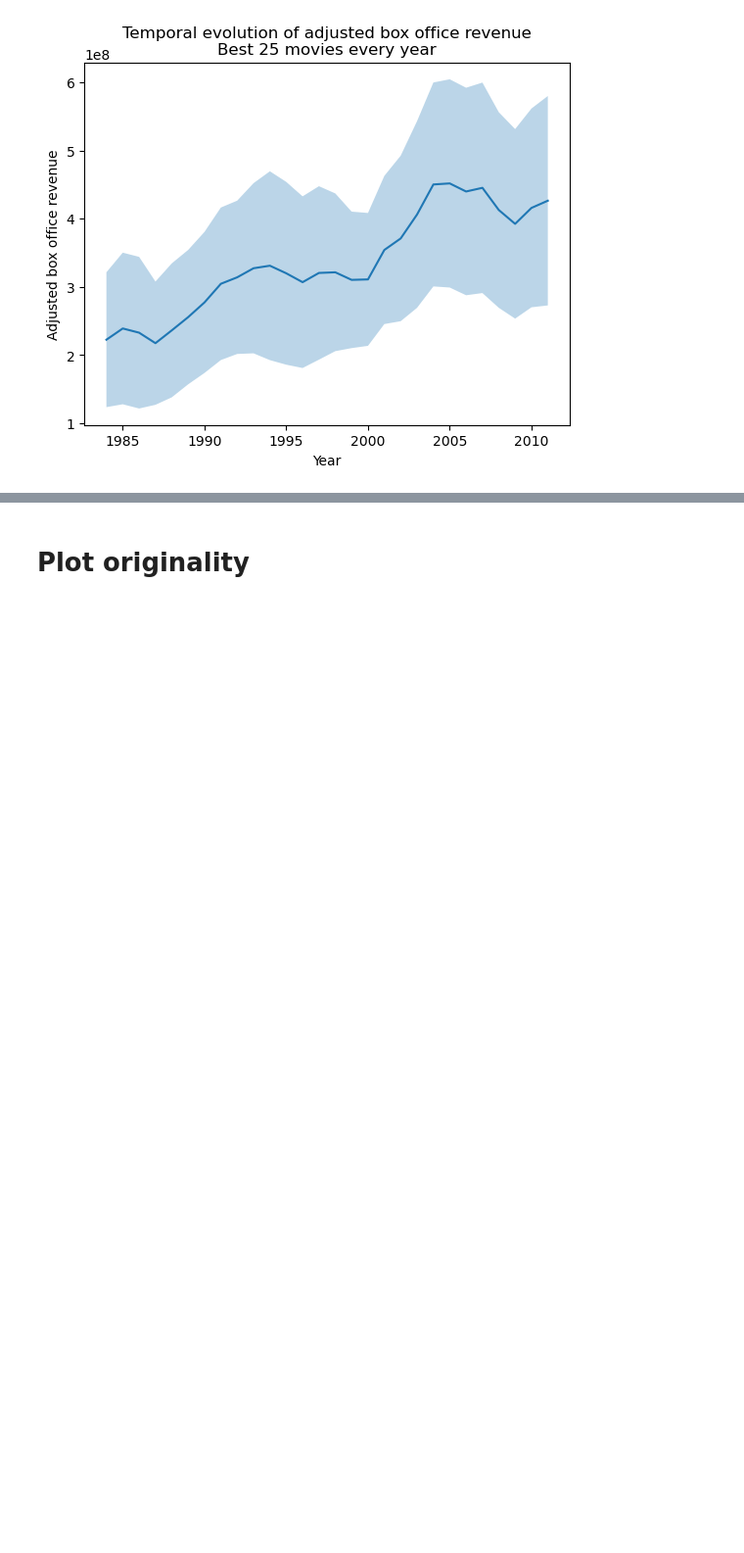
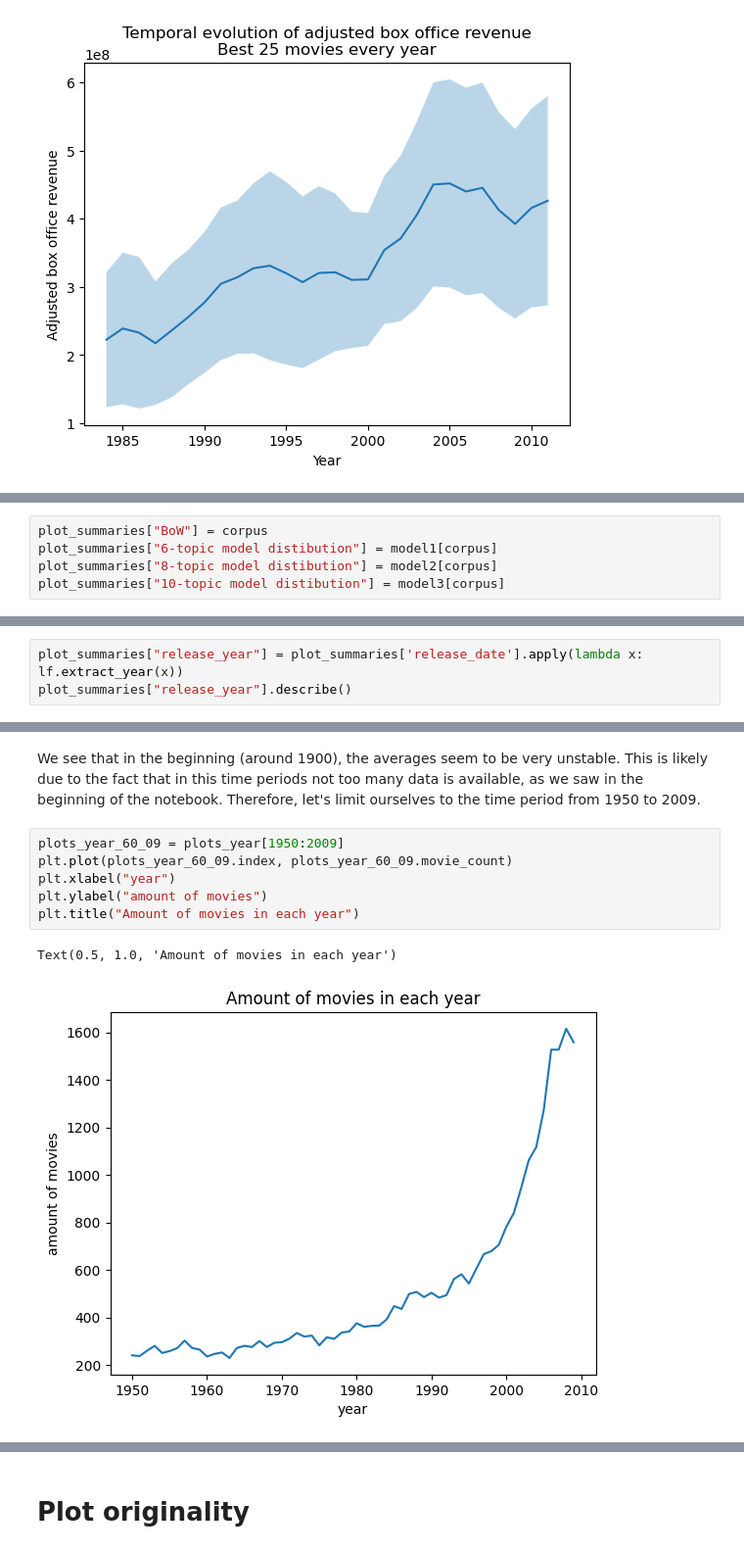
Before and after one commit to epfl-ada/ada-2023-project-msosm, a Jupyter notebook: main.ipynb, the cells around one changed output, grey strips where cells are left out. Shown at 98% size. Cells and saved outputs as stored; diff of their text form; blank space fills up the shorter version.

```diff
--- a/main.ipynb
+++ b/main.ipynb
@@ -397,0 +690,5 @@ Text(0.5, 1.0, 'Temporal evolution of adjusted box office revenue\nBest 25 movie
+# %%
+plot_summaries["BoW"] = corpus
+plot_summaries["6-topic model distibution"] = model1[corpus]
+plot_summaries["8-topic model distibution"] = model2[corpus]
+plot_summaries["10-topic model distibution"] = model3[corpus]
@@ -397,0 +752,3 @@ Text(0.5, 1.0, 'Temporal evolution of adjusted box office revenue\nBest 25 movie
+# %%
+plot_summaries["release_year"] = plot_summaries['release_date'].apply(lambda x: lf.extract_year(x))
+plot_summaries["release_year"].describe()
@@ -397,0 +833,11 @@ Text(0.5, 1.0, 'Temporal evolution of adjusted box office revenue\nBest 25 movie
+# %% [markdown]
+We see that in the beginning (around 1900), the averages seem to be very unstable. This is likely due to the fact that in this time periods not too many data is available, as we saw in the beginning of the notebook. Therefore, let's limit ourselves to the time period from 1950 to 2009.
+# %%
+plots_year_60_09 = plots_year[1950:2009]
+plt.plot(plots_year_60_09.index, plots_year_60_09.movie_count)
+plt.xlabel("year")
+plt.ylabel("amount of movies")
+plt.title("Amount of movies in each year")
+# %% [output]
+Text(0.5, 1.0, 'Amount of movies in each year')
+[figure, added]
```
Also changed, not shown: parts of 108 cells of this notebook.
